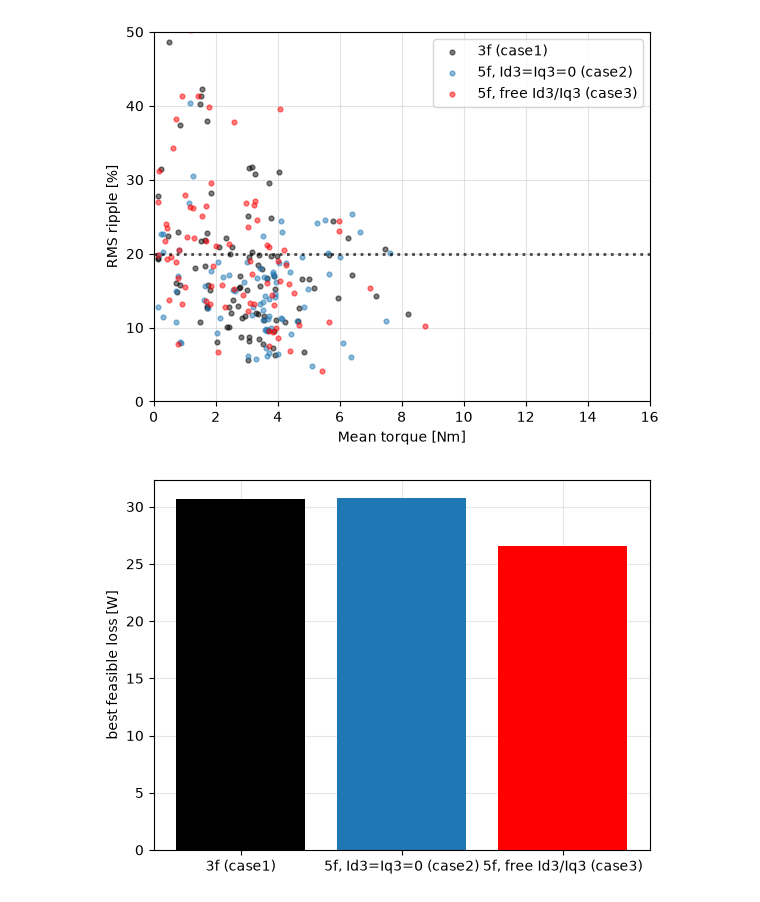
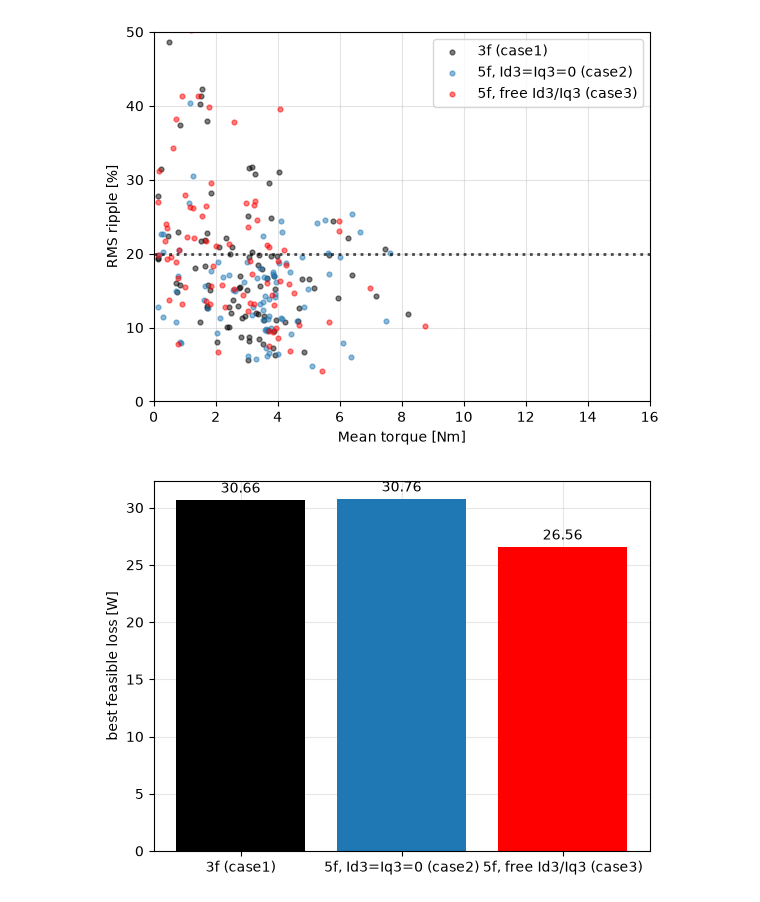
Before and after one commit to AI-RICE/MachineDesign, a Jupyter notebook: experiments/3f_vs_5f_nominal/analyze.ipynb, the cells around one changed output. Drawn from its saved outputs; the diff is of its cells as text; code cells hidden in the pictures.

Commit message:
add loss values on comparison graph

```diff
--- a/experiments/3f_vs_5f_nominal/analyze.ipynb
+++ b/experiments/3f_vs_5f_nominal/analyze.ipynb
@@ -95,17 +95,18 @@ plt.savefig("results.png", dpi=300, bbox_inches="tight")
 # %%
 for case, info in case_info.items():
     feasible = (Y[case][:, 1] >= t_target) & (Y[case][:, 2] <= ripple_max) & (Y[case][:, 3] <= v_max)
     if not feasible.any():
         print(f"case{case} ({info['label']}): no feasible design yet, skipping")
         continue
     best_loss = Y[case][feasible, 0].min()
-    plt.bar(info["label"], best_loss, color=info["color"])
+    bar=plt.bar(info["label"], best_loss, color=info["color"])
+    plt.bar_label(bar, fmt="%.2f", padding=3)
 
 plt.ylabel("best feasible loss [W]")
 plt.grid(alpha=0.3)
 ax = plt.gca()
 ax.set_axisbelow(True)
 plt.savefig("best_loss.png", dpi=600, bbox_inches="tight")
 plt.show()
 # %% [output]
-[figure, old version]
+[figure, new version]
```
